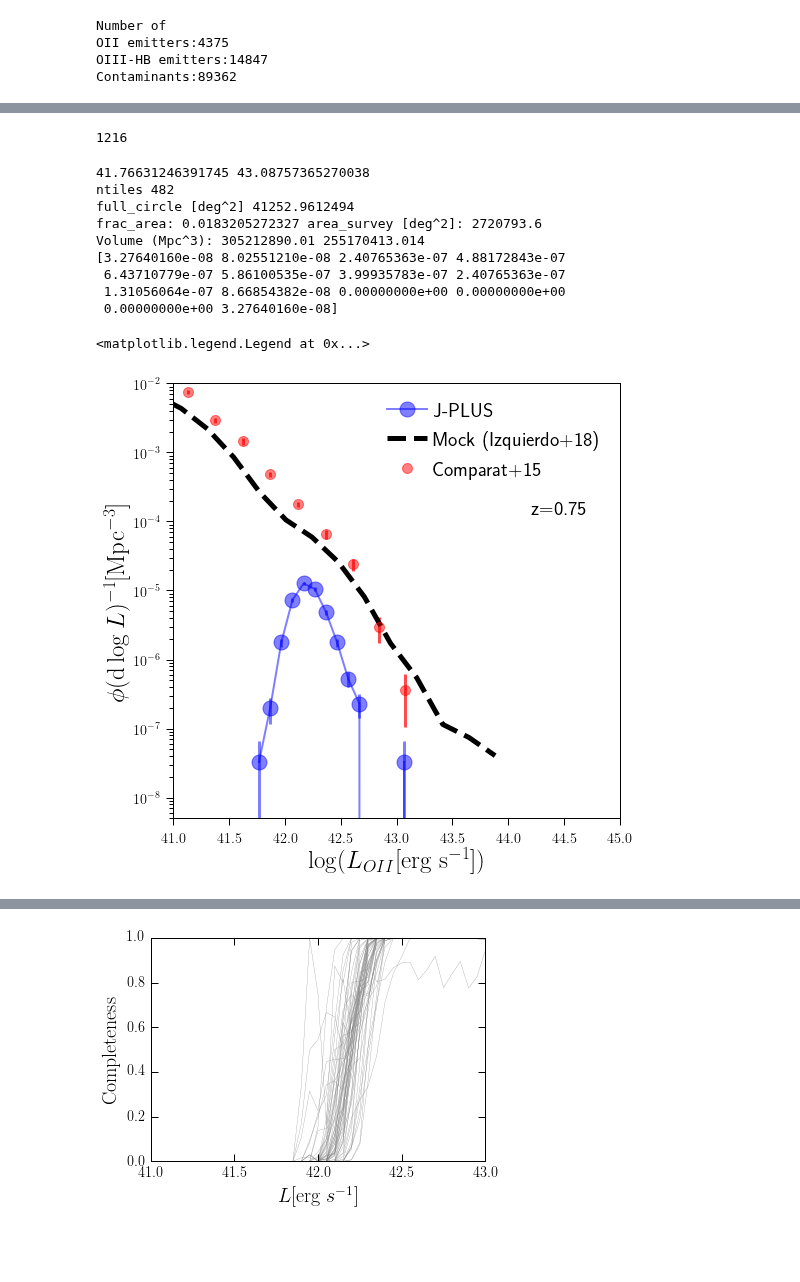
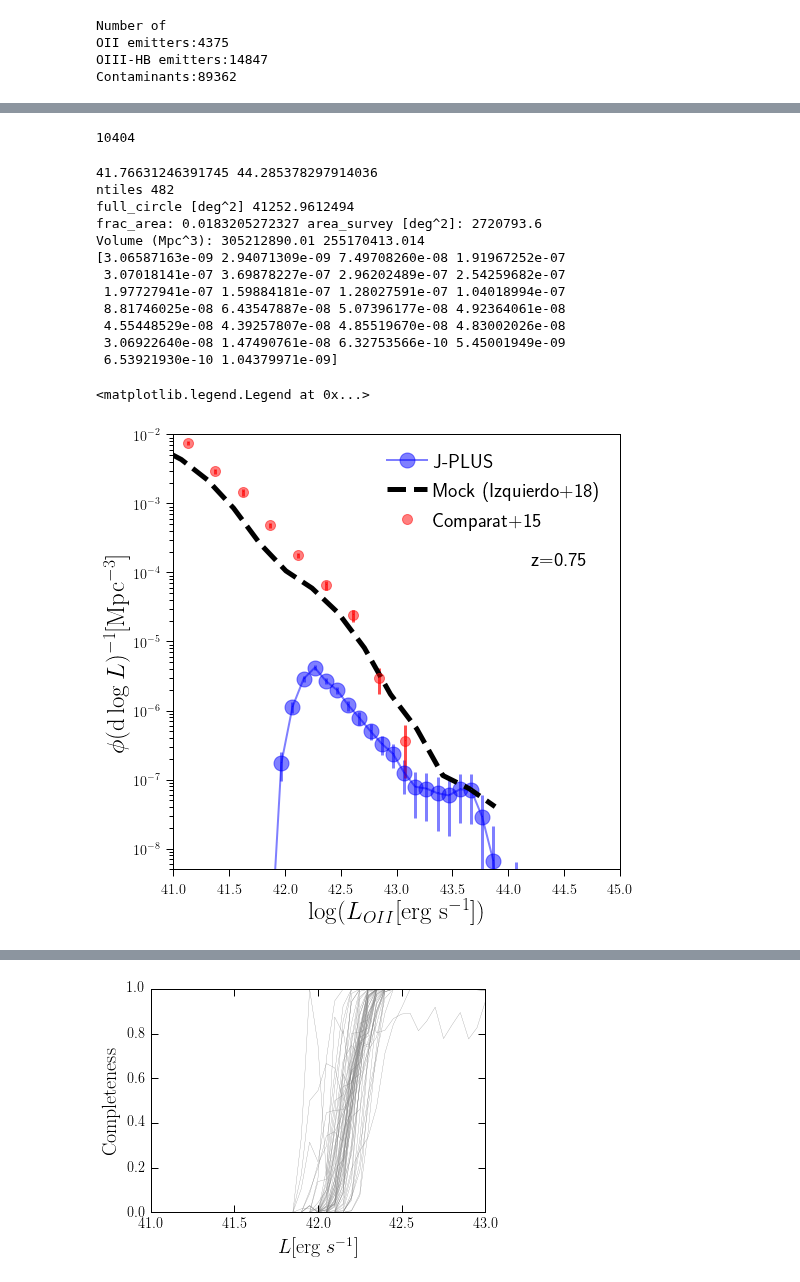
Before and after one commit to aaorsi/ELG_analysis, a Jupyter notebook: py/LFandclustering.ipynb, the cells around one changed output, grey strips where cells are left out. Saved outputs shown, nothing was run; the diff lists cells and outputs as text; code cells hidden in the pictures; blank space fills up the shorter version.

```diff
--- a/py/LFandclustering.ipynb
+++ b/py/LFandclustering.ipynb
@@ -29,15 +29,16 @@ import pandas as pd
 FileOII_mlp = '../mike/predict_mlp.csv'
 FileOII_gb = '../mike/predict_gb10K.csv'
 FileOII_alt = '../mike/predict_GB10K_originalfeatures.csv'
+FileOII_prob = '../mike/OII_pred.csv'
 galselfile = 'candidates.data'
 
 dcat = pickle.load(open(galselfile))
 
-d_mlp = pd.read_csv(FileOII_alt)
+d_mlp = pd.read_csv(FileOII_prob)
 
 print d_mlp.keys()
-print d_mlp['label'][0:10]
-ids_oii = d_mlp['index'][d_mlp['label'] == 'OII']
+print d_mlp['OII'][0:10]
+ids_oii = d_mlp['index']
 #ids_oii = np.loadtxt(FileOII_mlp,unpack=True, usecols=0)
 
 
@@ -45,4 +46,6 @@ noii = len(ids_oii)
 print noii
 nall = len(dcat['tile_id'])
 dcat['ids'] = np.arange(nall)
+
+print d_mlp.describe()
 # %% [output]
@@ -100,9 +242,10 @@ for x in ids_oii:
     id_oii[int(x)] = True
 
 gal_oii = jplus.tools.select_object(dcat,id_oii)
+gal_oii['w'] = d_mlp['OII']
 print len(gal_oii['tile_id'])
 # %% [output]
-1216
+10404
 # %%
 
 f_oii = gal_oii['F_j0660']
@@ -116,7 +259,7 @@ nbins = int(np.floor((max_oii-min_oii)/lbin+1))
 print min_oii,max_oii
 binarr = np.arange(nbins)*lbin + min_oii
 
-phi, lbb = np.histogram(np.log10(loii),bins=nbins,range=[min_oii-lbin/2.,max_oii+lbin/2.])
+phi, lbb = np.histogram(np.log10(loii),bins=nbins,range=[min_oii-lbin/2.,max_oii+lbin/2.], weights=gal_oii['w'])
 
 depth = Planck15.comoving_distance(0.79) - Planck15.comoving_distance(0.74)
 area_tile = (1.4*60)**2 #deg^2
@@ -138,39 +281,42 @@ print errs
 
 plt.figure('LFOII',figsize=(8,8))
 ax = plt.subplot(111)
 
 ax.semilogy(binarr, phi/volume/lbin,'bo-',linewidth=2,markersize=15,label='J-PLUS',alpha=0.5)
 ax.errorbar(binarr, phi/volume/lbin, yerr = errs, fmt='b,',alpha=0.5,elinewidth=3)
 ax.set_ylabel(r'$\phi ({\rm d}\log L)^{-1}[{\rm Mpc^{-3}}]$',fontsize=25)
 ax.set_xlabel(r'$\log(L_{OII} [{\rm erg~s^{-1}}])$',fontsize=25)
 
 
 fmockdata = '../data/z_0.7875'
 fcomparatdata = '../data/z_0.7875_data'
 
 mockphi = np.loadtxt(fmockdata)
 dataphi = np.loadtxt(fcomparatdata)
 
 ax.semilogy(mockphi[:,0],mockphi[:,1],'k--',linewidth=5,label='Mock (Izquierdo+18)')
 ax.semilogy(dataphi[:,0],dataphi[:,1],'ro',markersize=10,label='Comparat+15',alpha=0.5)
 ax.errorbar(dataphi[:,0],dataphi[:,1],yerr=[dataphi[:,5],dataphi[:,4]], fmt='r,',alpha=0.7,
             elinewidth=3)
 ax.set_xlim([41,45])
 ax.set_ylim([5e-9,1e-2])
 ax.text(0.8,0.7,'z=0.75',transform=ax.transAxes,fontsize=20)
 ax.legend(loc='upper right',fontsize=20)
 # %% [output]
-41.76631246391745 43.08757365270038
+41.76631246391745 44.285378297914036
 ntiles 482
 full_circle [deg^2] 41252.9612494
 frac_area: 0.0183205272327 area_survey [deg^2]: 2720793.6
 Volume (Mpc^3): 305212890.01 255170413.014
-[3.27640160e-08 8.02551210e-08 2.40765363e-07 4.88172843e-07
- 6.43710779e-07 5.86100535e-07 3.99935783e-07 2.40765363e-07
- 1.31056064e-07 8.66854382e-08 0.00000000e+00 0.00000000e+00
- 0.00000000e+00 3.27640160e-08]
+[3.06587163e-09 2.94071309e-09 7.49708260e-08 1.91967252e-07
+ 3.07018141e-07 3.69878227e-07 2.96202489e-07 2.54259682e-07
+ 1.97727941e-07 1.59884181e-07 1.28027591e-07 1.04018994e-07
+ 8.81746025e-08 6.43547887e-08 5.07396177e-08 4.92364061e-08
+ 4.55448529e-08 4.39257807e-08 4.85519670e-08 4.83002026e-08
+ 3.06922640e-08 1.47490761e-08 6.32753566e-10 5.45001949e-09
+ 6.53921930e-10 1.04379971e-09]
 <matplotlib.legend.Legend at 0x...>
-[figure, old version]
+[figure, new version]
 # %%
 # Perform completeness correction on that LF
 import multiprocessing as mp
```
Also changed, not shown: parts of 6 cells of this notebook, 1 other file.
